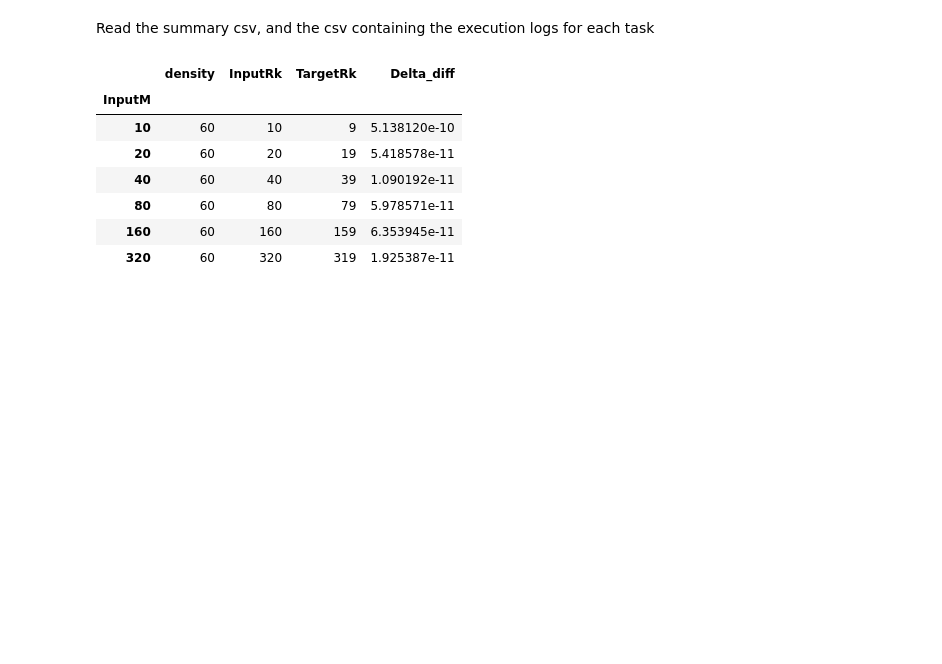
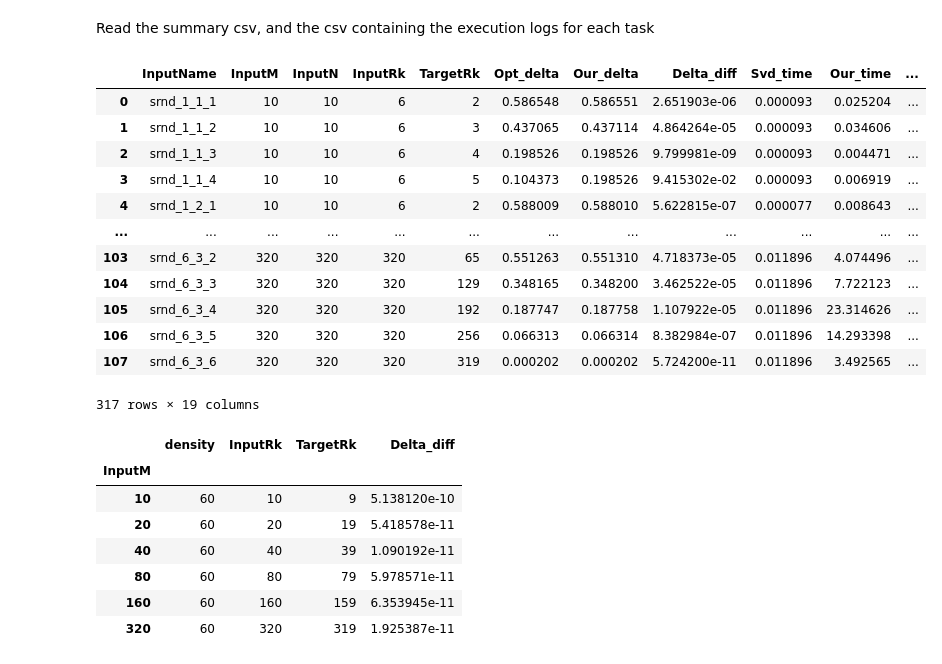
Before and after one commit to NokiStrawby/CM-Project, a Jupyter notebook: Python/Preliminary_Random_Sparse.ipynb, the cells around one changed output. Saved outputs shown, nothing was run; the diff lists cells and outputs as text; code cells hidden in the pictures; blank space fills up the shorter version.

```diff
--- a/Python/Preliminary_Random_Sparse.ipynb
+++ b/Python/Preliminary_Random_Sparse.ipynb
@@ -39,6 +39,22 @@ for perc in Percentages:
     dfSum[perc] = dfTmp
 
 dfSumAll = pd.concat([dfSum[x] for x in Percentages])
+# %%
+dfSumAll
+# %% [output]
+|  | InputName | InputM | InputN | InputRk | TargetRk | Opt_delta | Our_delta | Delta_diff | Svd_time | Our_time | ... |
+| 0 | srnd_1_1_1 | 10 | 10 | 6 | 2 | 0.586548 | 0.586551 | 2.651903e-06 | 0.000093 | 0.025204 | ... |
+| 1 | srnd_1_1_2 | 10 | 10 | 6 | 3 | 0.437065 | 0.437114 | 4.864264e-05 | 0.000093 | 0.034606 | ... |
+| 2 | srnd_1_1_3 | 10 | 10 | 6 | 4 | 0.198526 | 0.198526 | 9.799981e-09 | 0.000093 | 0.004471 | ... |
+| 3 | srnd_1_1_4 | 10 | 10 | 6 | 5 | 0.104373 | 0.198526 | 9.415302e-02 | 0.000093 | 0.006919 | ... |
+| 4 | srnd_1_2_1 | 10 | 10 | 6 | 2 | 0.588009 | 0.588010 | 5.622815e-07 | 0.000077 | 0.008643 | ... |
+| ... | ... | ... | ... | ... | ... | ... | ... | ... | ... | ... | ... |
+| 103 | srnd_6_3_2 | 320 | 320 | 320 | 65 | 0.551263 | 0.551310 | 4.718373e-05 | 0.011896 | 4.074496 | ... |
+| 104 | srnd_6_3_3 | 320 | 320 | 320 | 129 | 0.348165 | 0.348200 | 3.462522e-05 | 0.011896 | 7.722123 | ... |
+| 105 | srnd_6_3_4 | 320 | 320 | 320 | 192 | 0.187747 | 0.187758 | 1.107922e-05 | 0.011896 | 23.314626 | ... |
+| 106 | srnd_6_3_5 | 320 | 320 | 320 | 256 | 0.066313 | 0.066314 | 8.382984e-07 | 0.011896 | 14.293398 | ... |
+| 107 | srnd_6_3_6 | 320 | 320 | 320 | 319 | 0.000202 | 0.000202 | 5.724200e-11 | 0.011896 | 3.492565 | ... |
+317 rows × 19 columns
 # %%
 import os
 dfLogs = {}
```
Also changed, not shown: parts of 1 cell of this notebook, 1 other file.
